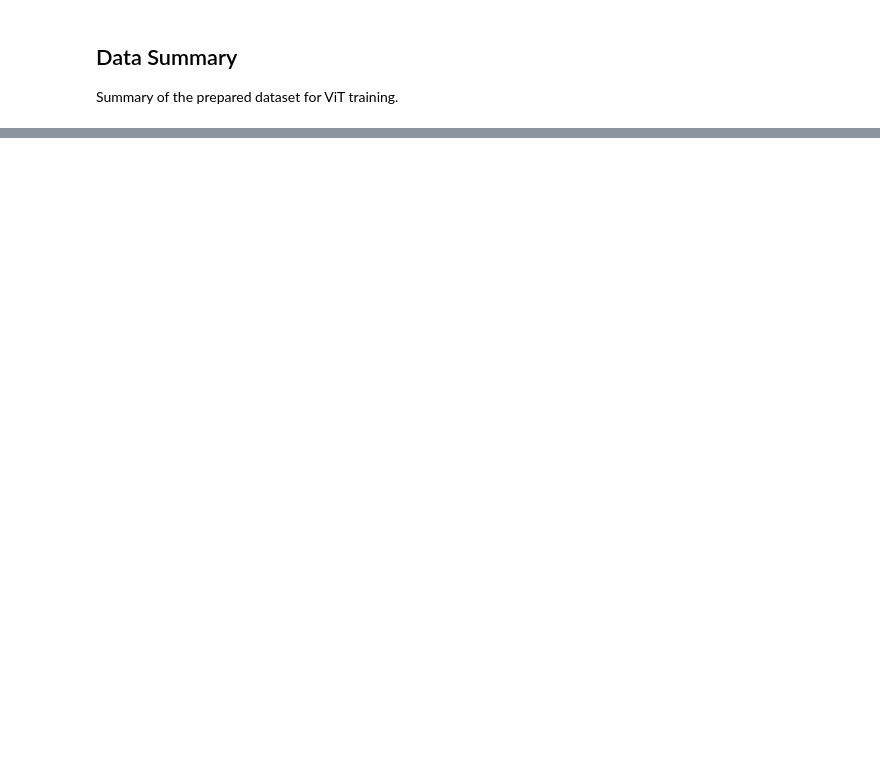
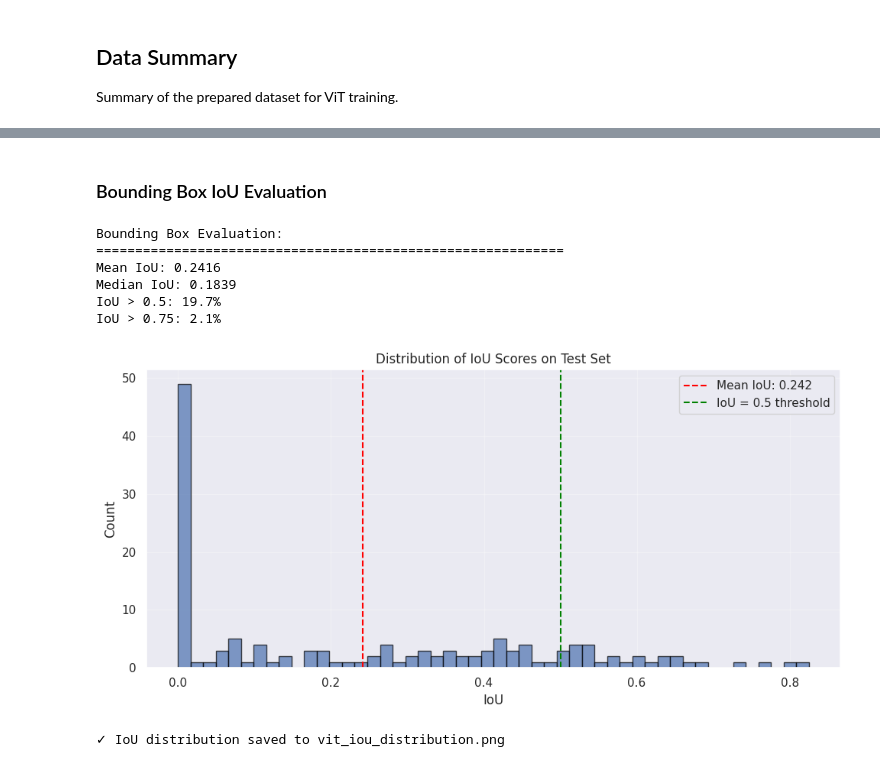
Before and after one commit to shaun-friedman/cv-serengeti-animal-detector, a Jupyter notebook: vit.ipynb, the cells around one changed output, grey strips where cells are left out. Cells and saved outputs as stored; diff of their text form; code cells hidden in the pictures; blank space fills up the shorter version.

```diff
--- a/vit.ipynb
+++ b/vit.ipynb
@@ -269,0 +1190,56 @@ print("=" * 60)
+# %% [markdown]
+### Bounding Box IoU Evaluation
+# %%
+def compute_iou(box1, box2):
+    """Compute IoU between two bounding boxes (x1, y1, x2, y2 format)."""
+    # Get intersection
+    x1 = max(box1[0], box2[0])
+    y1 = max(box1[1], box2[1])
+    x2 = min(box1[2], box2[2])
+    y2 = min(box1[3], box2[3])
+
+    intersection = max(0, x2 - x1) * max(0, y2 - y1)
+
+    # Get union
+    area1 = (box1[2] - box1[0]) * (box1[3] - box1[1])
+    area2 = (box2[2] - box2[0]) * (box2[3] - box2[1])
+    union = area1 + area2 - intersection
+
+    return intersection / union if union > 0 else 0
+
+# Compute IoU for all test samples
+ious = [compute_iou(pred, true) for pred, true in zip(test_bbox_preds, test_bbox_true)]
+
+mean_iou = np.mean(ious)
+median_iou = np.median(ious)
+
+print("Bounding Box Evaluation:")
+print("=" * 60)
+print(f"Mean IoU: {mean_iou:.4f}")
+print(f"Median IoU: {median_iou:.4f}")
+print(f"IoU > 0.5: {np.mean(np.array(ious) > 0.5)*100:.1f}%")
+print(f"IoU > 0.75: {np.mean(np.array(ious) > 0.75)*100:.1f}%")
+
+# IoU distribution
+plt.figure(figsize=(10, 5))
+plt.hist(ious, bins=50, edgecolor='black', alpha=0.7)
+plt.axvline(mean_iou, color='red', linestyle='--', label=f'Mean IoU: {mean_iou:.3f}')
+plt.axvline(0.5, color='green', linestyle='--', label='IoU = 0.5 threshold')
+plt.xlabel('IoU')
+plt.ylabel('Count')
+plt.title('Distribution of IoU Scores on Test Set')
+plt.legend()
+plt.grid(True, alpha=0.3)
+plt.tight_layout()
+plt.savefig('vit_iou_distribution.png', dpi=150)
+plt.show()
+print("✓ IoU distribution saved to vit_iou_distribution.png")
+# %% [output]
+Bounding Box Evaluation:
+============================================================
+Mean IoU: 0.2416
+Median IoU: 0.1839
+IoU > 0.5: 19.7%
+IoU > 0.75: 2.1%
+[figure, added]
+✓ IoU distribution saved to vit_iou_distribution.png
```
Also changed, not shown: parts of 40 cells of this notebook.
